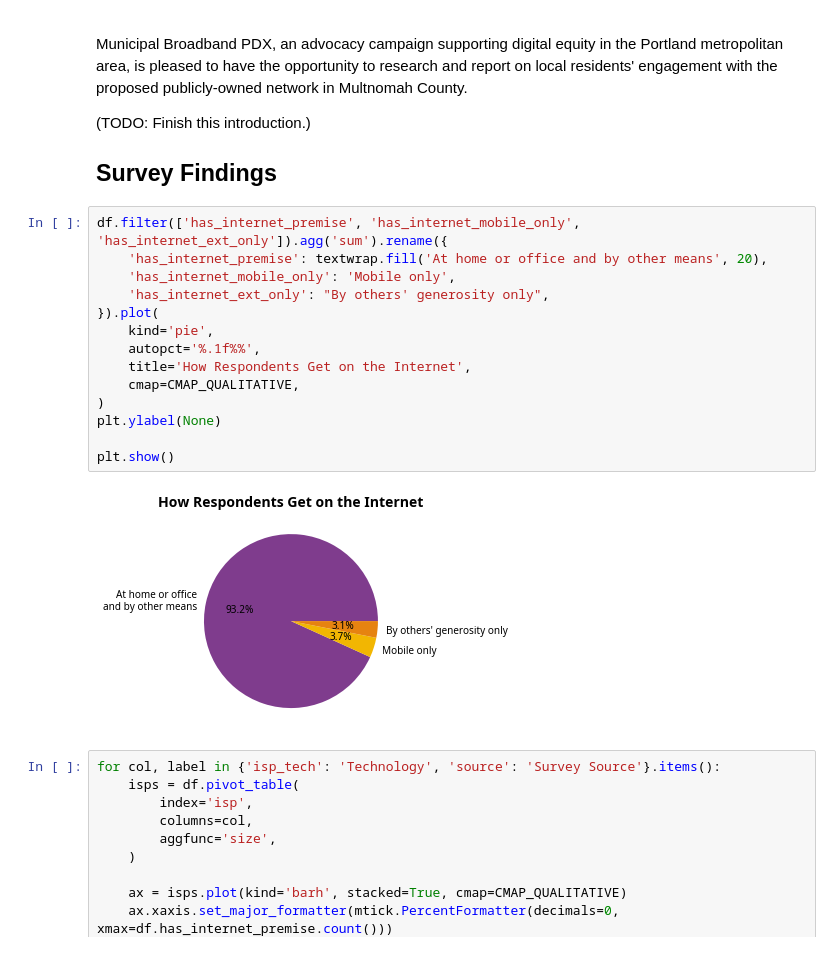
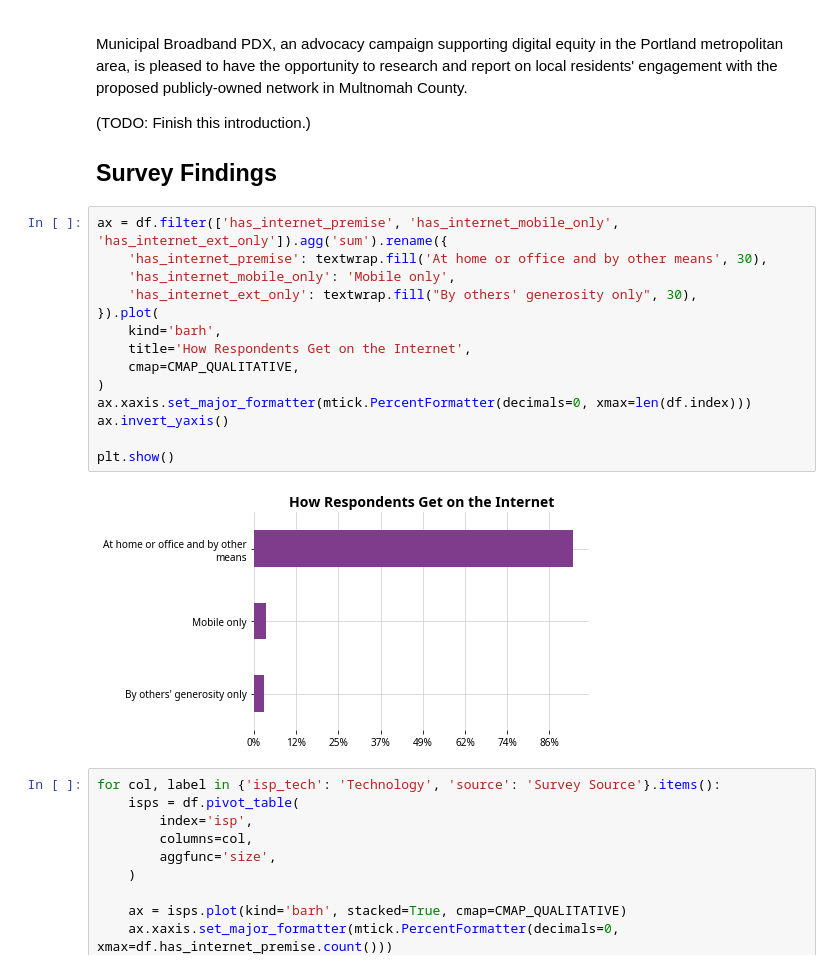
Before and after one commit to municipalbroadband/reports, a Jupyter notebook: mbpdx/2020-02-community-engagement/report.ipynb, the cells around one changed output. Cells and saved outputs as stored; diff of their text form.

Commit message:
Remove pie chart, ugh

```diff
--- a/mbpdx/2020-02-community-engagement/report.ipynb
+++ b/mbpdx/2020-02-community-engagement/report.ipynb
@@ -41,21 +41,21 @@ Municipal Broadband PDX, an advocacy campaign supporting digital equity in the P
 
 ## Survey Findings
 # %%
-df.filter(['has_internet_premise', 'has_internet_mobile_only', 'has_internet_ext_only']).agg('sum').rename({
-    'has_internet_premise': textwrap.fill('At home or office and by other means', 20),
+ax = df.filter(['has_internet_premise', 'has_internet_mobile_only', 'has_internet_ext_only']).agg('sum').rename({
+    'has_internet_premise': textwrap.fill('At home or office and by other means', 30),
     'has_internet_mobile_only': 'Mobile only',
-    'has_internet_ext_only': "By others' generosity only",
+    'has_internet_ext_only': textwrap.fill("By others' generosity only", 30),
 }).plot(
-    kind='pie',
-    autopct='%.1f%%',
+    kind='barh',
     title='How Respondents Get on the Internet',
     cmap=CMAP_QUALITATIVE,
 )
-plt.ylabel(None)
+ax.xaxis.set_major_formatter(mtick.PercentFormatter(decimals=0, xmax=len(df.index)))
+ax.invert_yaxis()
 
 plt.show()
 # %% [output]
-[figure, old version]
+[figure, new version]
 # %%
 for col, label in {'isp_tech': 'Technology', 'source': 'Survey Source'}.items():
     isps = df.pivot_table(
```
Also changed, not shown: parts of 1 cell of this notebook.
